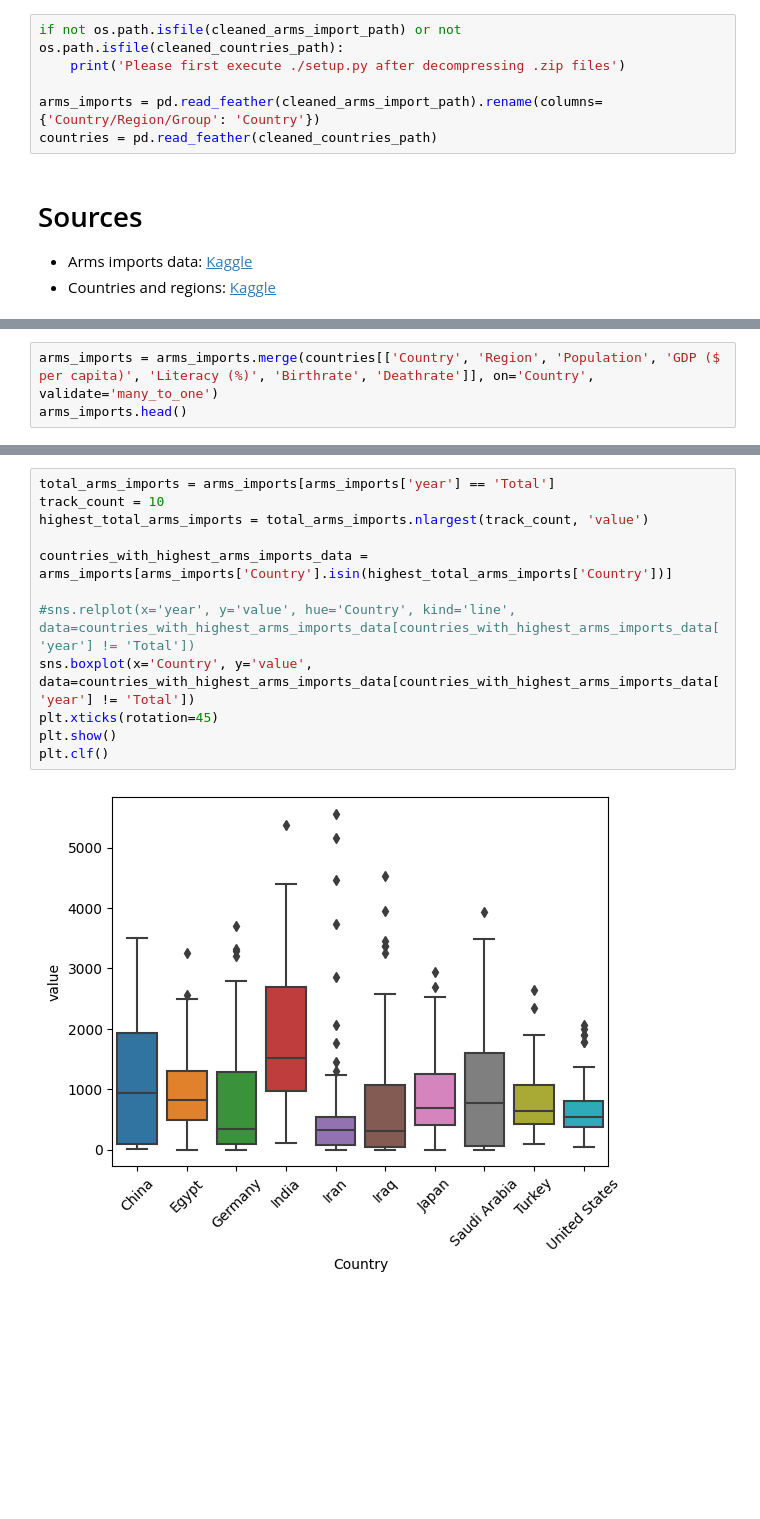
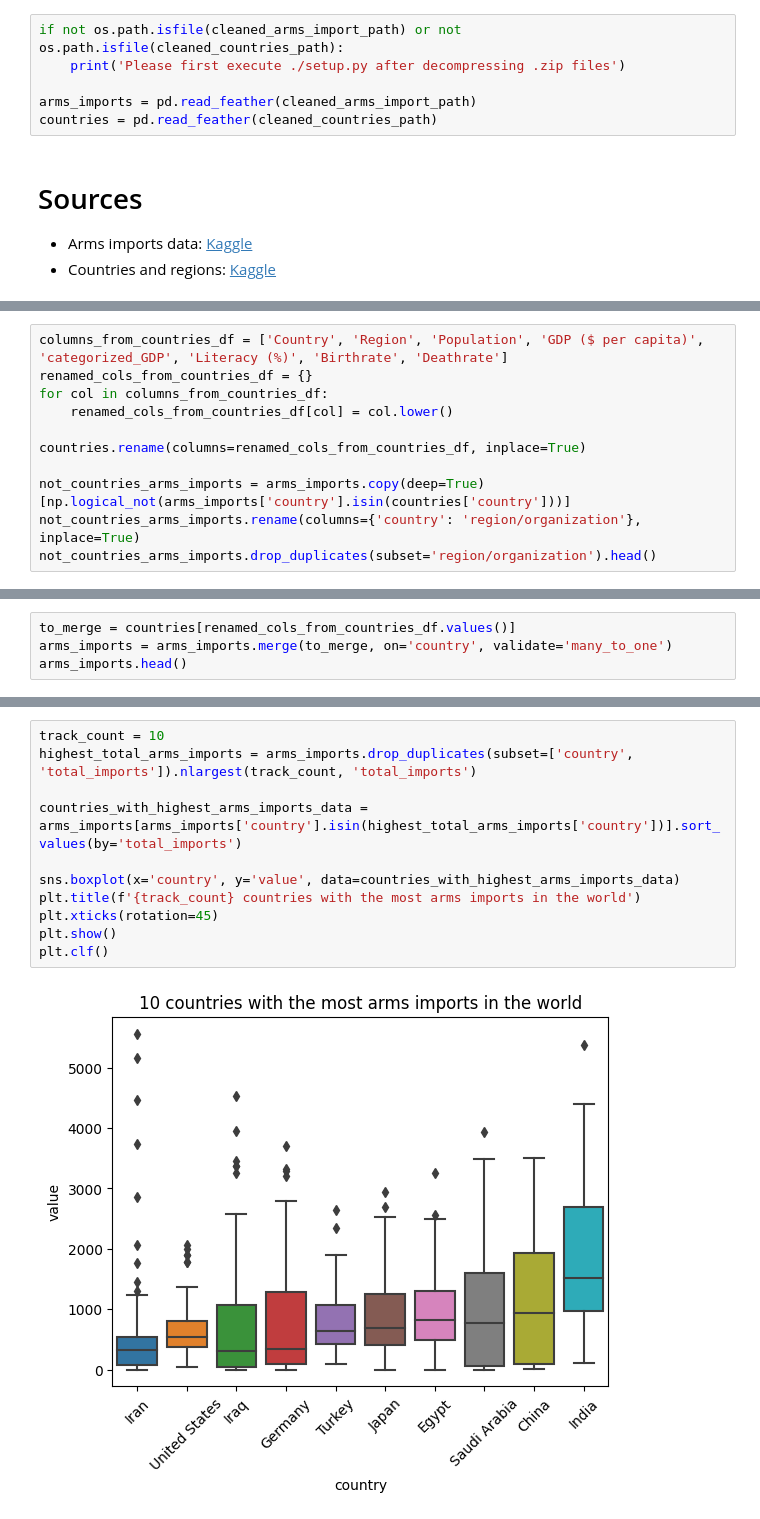
Before and after one commit to GGasset/ArmsImportsAnalytics, a Jupyter notebook: explore.ipynb, the cells around one changed output, grey strips where cells are left out. Cells and saved outputs as stored; diff of their text form; blank space fills up the shorter version.

```diff
--- a/explore.ipynb
+++ b/explore.ipynb
@@ -14,7 +14,7 @@ import pyarrow
 if not os.path.isfile(cleaned_arms_import_path) or not os.path.isfile(cleaned_countries_path):
     print('Please first execute ./setup.py after decompressing .zip files')
 
-arms_imports = pd.read_feather(cleaned_arms_import_path).rename(columns={'Country/Region/Group': 'Country'})
+arms_imports = pd.read_feather(cleaned_arms_import_path)
 countries = pd.read_feather(cleaned_countries_path)
 # %% [markdown]
 # Sources
@@ -41,3 +22,0 @@ countries.head()
-# %%
-arms_imports = arms_imports.merge(countries[['Country', 'Region', 'Population', 'GDP ($ per capita)', 'Literacy (%)', 'Birthrate', 'Deathrate']], on='Country', validate='many_to_one')
-arms_imports.head()
@@ -50,0 +46,11 @@ arms_imports.head()
+# %%
+columns_from_countries_df = ['Country', 'Region', 'Population', 'GDP ($ per capita)', 'categorized_GDP', 'Literacy (%)', 'Birthrate', 'Deathrate']
+renamed_cols_from_countries_df = {}
+for col in columns_from_countries_df:
+    renamed_cols_from_countries_df[col] = col.lower()
+
+countries.rename(columns=renamed_cols_from_countries_df, inplace=True)
+
+not_countries_arms_imports = arms_imports.copy(deep=True)[np.logical_not(arms_imports['country'].isin(countries['country']))]
+not_countries_arms_imports.rename(columns={'country': 'region/organization'}, inplace=True)
+not_countries_arms_imports.drop_duplicates(subset='region/organization').head()
@@ -50,0 +64,4 @@ arms_imports.head()
+# %%
+to_merge = countries[renamed_cols_from_countries_df.values()]
+arms_imports = arms_imports.merge(to_merge, on='country', validate='many_to_one')
+arms_imports.head()
@@ -64,15 +91,14 @@ plt.clf()
 # %%
-total_arms_imports = arms_imports[arms_imports['year'] == 'Total']
 track_count = 10
-highest_total_arms_imports = total_arms_imports.nlargest(track_count, 'value')
+highest_total_arms_imports = arms_imports.drop_duplicates(subset=['country', 'total_imports']).nlargest(track_count, 'total_imports')
 
-countries_with_highest_arms_imports_data = arms_imports[arms_imports['Country'].isin(highest_total_arms_imports['Country'])]
+countries_with_highest_arms_imports_data = arms_imports[arms_imports['country'].isin(highest_total_arms_imports['country'])].sort_values(by='total_imports')
 
-#sns.relplot(x='year', y='value', hue='Country', kind='line', data=countries_with_highest_arms_imports_data[countries_with_highest_arms_imports_data['year'] != 'Total'])
-sns.boxplot(x='Country', y='value', data=countries_with_highest_arms_imports_data[countries_with_highest_arms_imports_data['year'] != 'Total'])
+sns.boxplot(x='country', y='value', data=countries_with_highest_arms_imports_data)
+plt.title(f'{track_count} countries with the most arms imports in the world')
 plt.xticks(rotation=45)
 plt.show()
 plt.clf()
 # %% [output]
-[figure, old version]
+[figure, new version]
 <Figure size 640x480 with 0 Axes>
```
Also changed, not shown: parts of 18 cells of this notebook.
